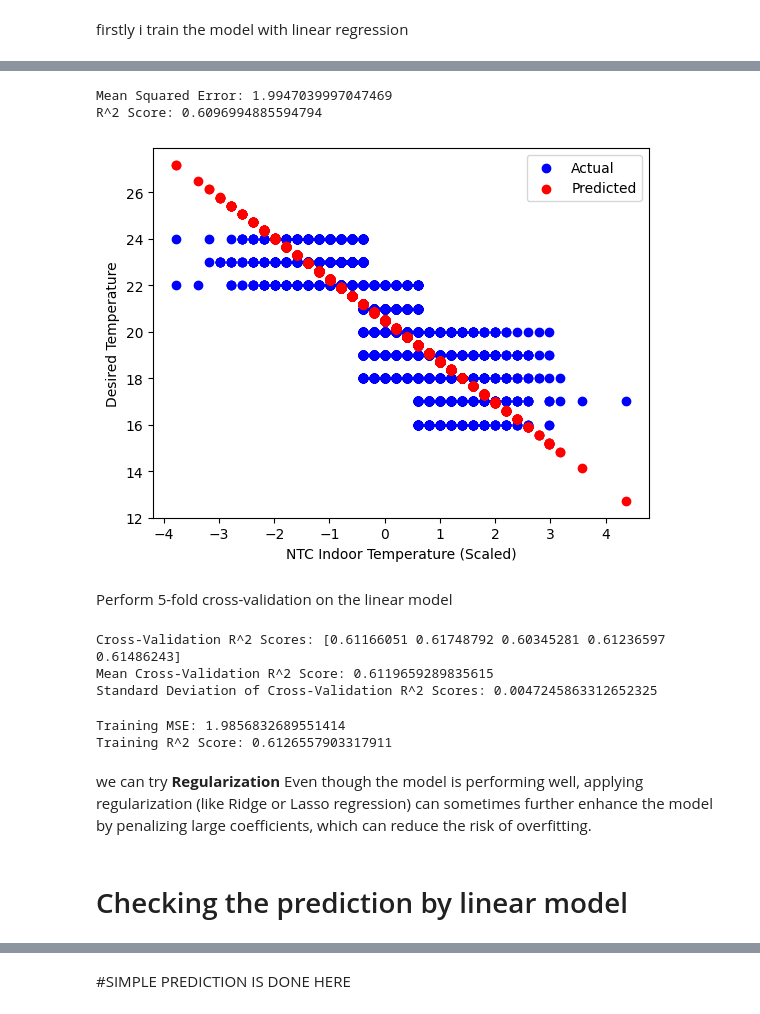
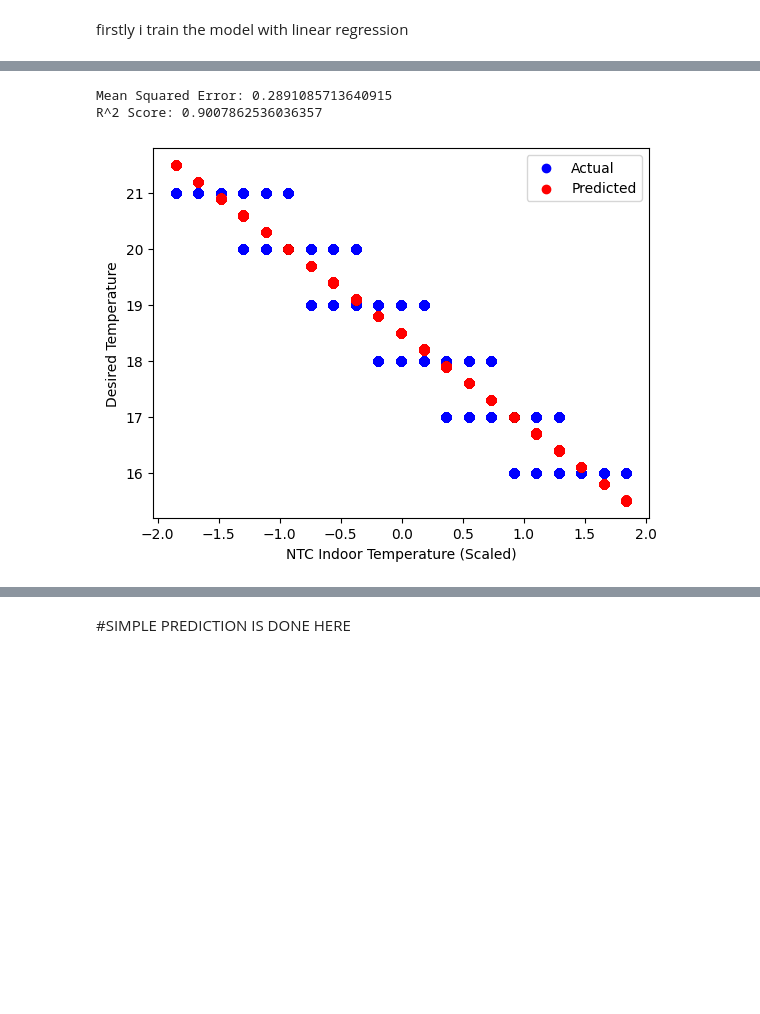
Before and after one commit to Priyanshhujain/ECO_TEMP-Intelligent-HVAC-Optimization, a Jupyter notebook: Eco_Temp_Intelligent_HVAC_Optimization.ipynb, the cells around one changed output, grey strips where cells are left out. Drawn from its saved outputs; the diff is of its cells as text; code cells hidden in the pictures; blank space fills up the shorter version.

```diff
--- a/Eco_Temp_Intelligent_HVAC_Optimization.ipynb
+++ b/Eco_Temp_Intelligent_HVAC_Optimization.ipynb
@@ -77,0 +9,6 @@ data
+# %%
+# Delete the 'Timestamp' column
+data = data.drop('Timestamp', axis=1)
+
+# Display the updated DataFrame (optional)
+data.tail()
@@ -92,9 +35,2 @@ memory usage: 781.4+ KB
 # %% [markdown]
 converting the features into round off
-# %%
-data['ntc_indoor_temperature'] = data['ntc_indoor_temperature'].round().astype(int)
-# %%
-data['ntc_outdoor_temperature'] = data['ntc_outdoor_temperature'].round().astype(int)
-# %%
-data['desired_temperature'] = data['desired_temperature'].round().astype(int)
-print(data.head())
@@ -135,67 +108,38 @@ from sklearn.linear_model import LinearRegression
 from sklearn.metrics import mean_squared_error, r2_score
 import matplotlib.pyplot as plt
 
-X = data[['ntc_indoor_temperature','ntc_outdoor_temperature']].values
-y = data['desired_temperature'].values
+X = data[['Indoor Temperature','Outdoor Temperature']].values
+y = data['Desired Temperature'].values
 
 # Split the data into training and testing sets
-X_train, X_test, y_train, y_test = train_test_split(X, y, test_size=0.2, random_state=42)
+X_train, X_test, y_train, y_test = train_test_split(X, y, test_size=0.3, random_state=40)
 
 # Feature Scaling
 scaler = StandardScaler()
 X_train = scaler.fit_transform(X_train)
 X_test = scaler.transform(X_test)
 
 # Train a Linear Regression model
 linear_model = LinearRegression()
 linear_model.fit(X_train, y_train)
 
 # Evaluate the model
 y_pred = linear_model.predict(X_test)
 mse = mean_squared_error(y_test, y_pred)
 r2 = r2_score(y_test, y_pred)
 
 print(f'Mean Squared Error: {mse}')
 print(f'R^2 Score: {r2}')
 
 # Visualize the results
 # Choose one feature for visualization, for example, indoor temperature:
 plt.scatter(X_test[:, 0], y_test, color='blue', label='Actual')
 plt.scatter(X_test[:, 0], y_pred, color='red', label='Predicted')
 plt.xlabel('NTC Indoor Temperature (Scaled)')  # Update the x-axis label
 plt.ylabel('Desired Temperature')
 plt.legend()
 plt.show()
 # %% [output]
-Mean Squared Error: 1.9947039997047469
-R^2 Score: 0.6096994885594794
+Mean Squared Error: 0.2891085713640915
+R^2 Score: 0.9007862536036357
-[figure, old version]
+[figure, new version]
-# %% [markdown]
-Perform 5-fold cross-validation on the linear model
-# %%
-from sklearn.model_selection import cross_val_score
-
-cv_scores = cross_val_score(linear_model, scaler.transform(X), y, cv=5, scoring='r2')
-
-print(f'Cross-Validation R^2 Scores: {cv_scores}')
-print(f'Mean Cross-Validation R^2 Score: {cv_scores.mean()}')
-print(f'Standard Deviation of Cross-Validation R^2 Scores: {cv_scores.std()}')
-# %% [output]
-Cross-Validation R^2 Scores: [0.61166051 0.61748792 0.60345281 0.61236597 0.61486243]
-Mean Cross-Validation R^2 Score: 0.6119659289835615
-Standard Deviation of Cross-Validation R^2 Scores: 0.0047245863312652325
-# %%
-# Evaluate on training set
-y_train_pred = linear_model.predict(X_train)
-mse_train = mean_squared_error(y_train, y_train_pred)
-r2_train = r2_score(y_train, y_train_pred)
-
-print(f'Training MSE: {mse_train}')
-print(f'Training R^2 Score: {r2_train}')
-# %% [output]
-Training MSE: 1.9856832689551414
-Training R^2 Score: 0.6126557903317911
-# %% [markdown]
-we can try **Regularization** Even though the model is performing well, applying regularization (like Ridge or Lasso regression) can sometimes further enhance the model by penalizing large coefficients, which can reduce the risk of overfitting.
-# %% [markdown]
-# Checking the prediction by linear model
```
Also changed, not shown: parts of 27 cells of this notebook, 9 other files.
